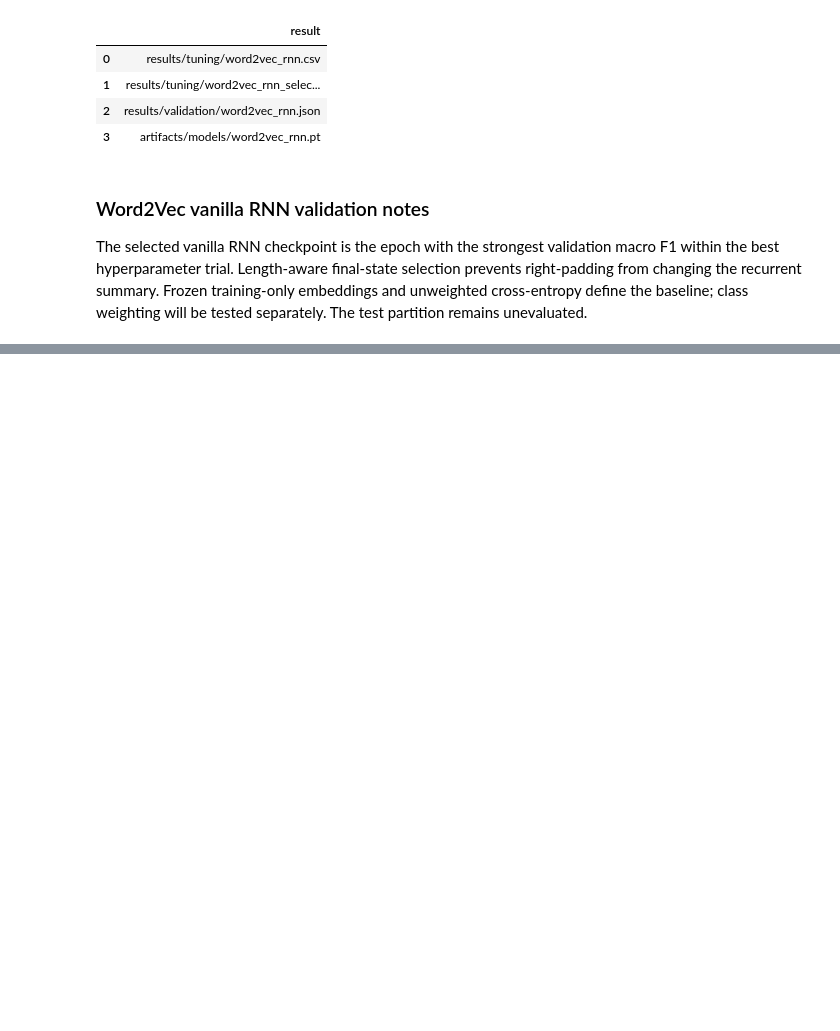
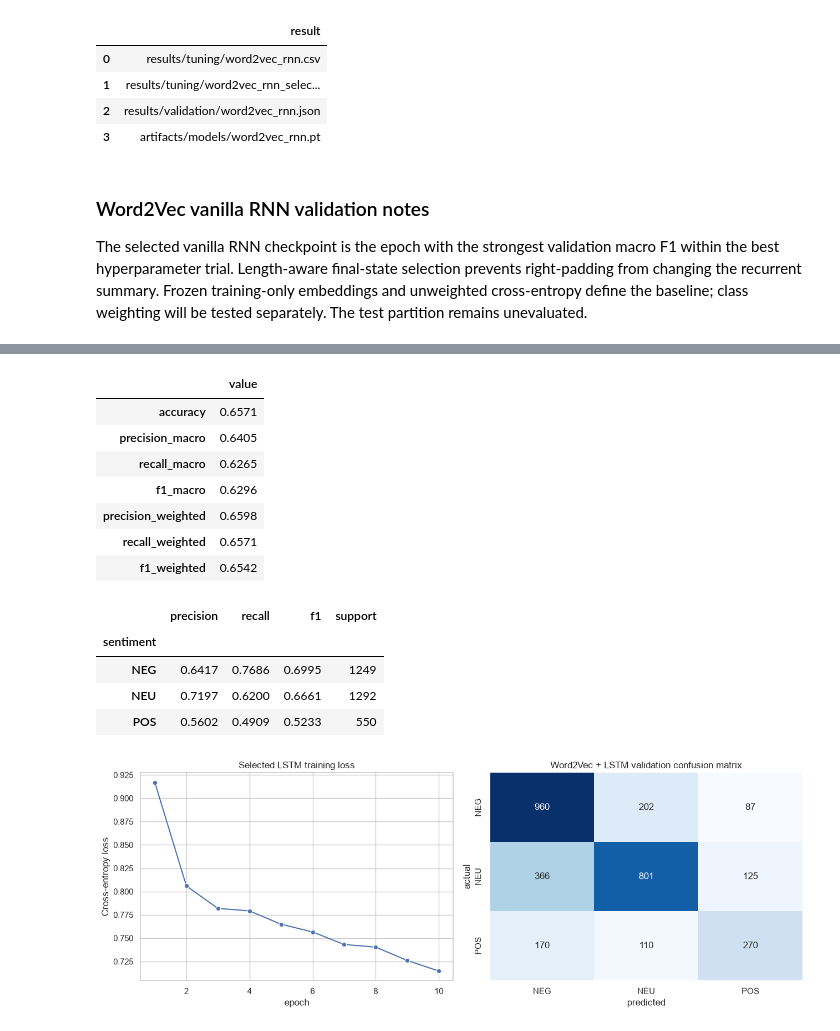
Before and after one commit to iAboud98/arabic-sentiment-analysis, a Jupyter notebook: notebooks/arabic_sentiment_analysis.ipynb, the cells around one changed output, grey strips where cells are left out. Drawn from its saved outputs; the diff is of its cells as text; code cells hidden in the pictures; blank space fills up the shorter version.

Commit message:
tune Word2Vec LSTM

```diff
--- a/notebooks/arabic_sentiment_analysis.ipynb
+++ b/notebooks/arabic_sentiment_analysis.ipynb
@@ -3004,0 +3198,58 @@ The selected vanilla RNN checkpoint is the epoch with the strongest validation m
+# %%
+word2vec_lstm_validation_metrics = aggregate_classification_metrics(
+    TFIDF_TARGETS["validation"], WORD2VEC_LSTM_VALIDATION_PREDICTIONS
+)
+word2vec_lstm_validation_per_class = per_class_metrics(
+    TFIDF_TARGETS["validation"], WORD2VEC_LSTM_VALIDATION_PREDICTIONS
+)
+word2vec_lstm_validation_confusion = pd.DataFrame(
+    confusion_matrix(
+        TFIDF_TARGETS["validation"],
+        WORD2VEC_LSTM_VALIDATION_PREDICTIONS,
+        labels=SENTIMENT_LABELS,
+    ),
+    index=pd.Index(SENTIMENT_LABELS, name="actual"),
+    columns=pd.Index(SENTIMENT_LABELS, name="predicted"),
+)
+
+display(
+    pd.Series(word2vec_lstm_validation_metrics, name="value").to_frame().round(4)
+)
+display(word2vec_lstm_validation_per_class.round(4))
+
+figure, axes = plt.subplots(1, 2, figsize=(13, 4.8))
+sns.lineplot(
+    data=WORD2VEC_LSTM_SELECTED_HISTORY,
+    x="epoch",
+    y="training_loss",
+    marker="o",
+    ax=axes[0],
+)
+axes[0].set_title("Selected LSTM training loss")
+axes[0].set_ylabel("Cross-entropy loss")
+sns.heatmap(
+    word2vec_lstm_validation_confusion,
+    annot=True,
+    fmt="d",
+    cmap="Blues",
+    cbar=False,
+    ax=axes[1],
+)
+axes[1].set_title("Word2Vec + LSTM validation confusion matrix")
+figure.tight_layout()
+plt.show()
+# %% [output]
+|  | value |
+| accuracy | 0.6571 |
+| precision_macro | 0.6405 |
+| recall_macro | 0.6265 |
+| f1_macro | 0.6296 |
+| precision_weighted | 0.6598 |
+| recall_weighted | 0.6571 |
+| f1_weighted | 0.6542 |
+|  | precision | recall | f1 | support |
+| sentiment |  |  |  |  |
+| NEG | 0.6417 | 0.7686 | 0.6995 | 1249 |
+| NEU | 0.7197 | 0.6200 | 0.6661 | 1292 |
+| POS | 0.5602 | 0.4909 | 0.5233 | 550 |
+[figure, added]
```
Also changed, not shown: parts of 6 cells of this notebook, 4 other files.
